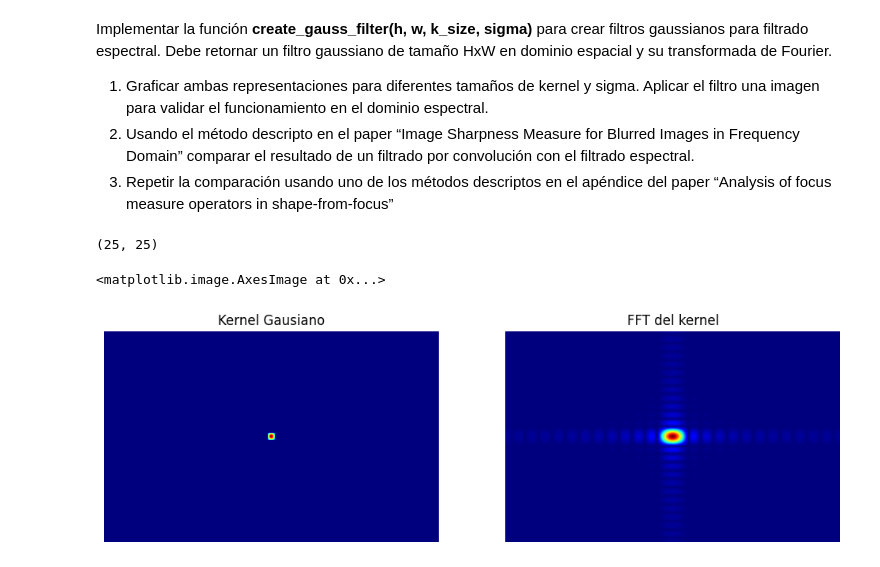
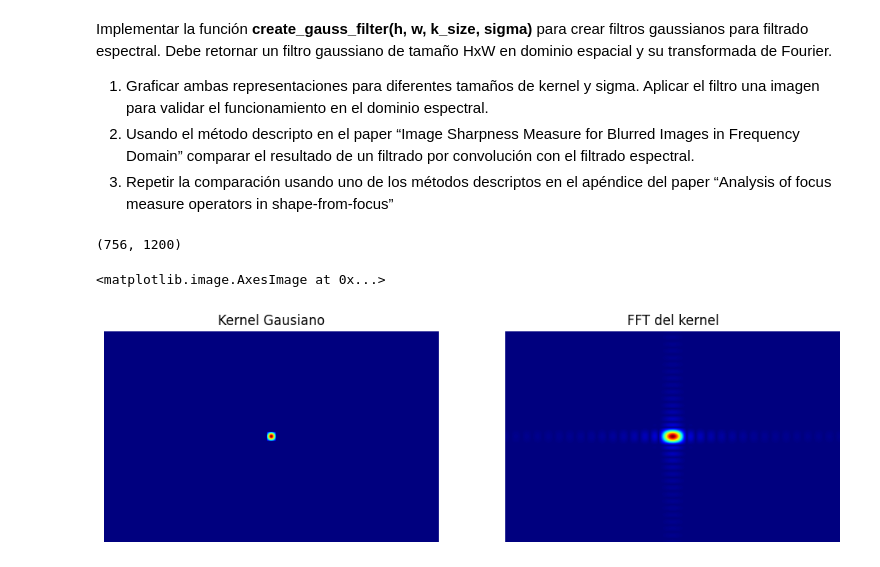
Before and after one commit to perezmillanr/cv_tp2, a Jupyter notebook: TP2.ipynb, the cells around one changed output. Saved outputs shown, nothing was run; the diff lists cells and outputs as text; code cells hidden in the pictures.

Commit message:
Añadir Funciones para medir metricas. Y fix del bug para imagenes pares

```diff
--- a/TP2.ipynb
+++ b/TP2.ipynb
@@ -2,16 +2,27 @@
 import numpy as np
 import cv2 as cv
 import matplotlib.pyplot as plt
+# %%
+#Hiper parametros
+k_size=31
+sigma=10
 # %%
 def create_gauss_filter(h, w, k_size, sigma):
     nucleo_g = cv.getGaussianKernel(ksize=k_size, sigma=sigma)
     n=nucleo_g*nucleo_g. T
-    print(n.shape)
     z=np.zeros((h,w))
     pad_w=w//2-k_size//2
     pad_h=h//2-k_size//2
     padding=((pad_h,pad_h),(pad_w,pad_w))
     z=np.pad(n,padding,'constant', constant_values=np.zeros_like(padding))
+
+
+    # Sacamos la ultima fila o columna si es par, para que queden del mismo tamaño
+    if (w % 2) == 0:
+        z=z[:,0:-1]
+    if (h % 2) == 0:
+        z=z[0:-1,:]
+
     return (z,np.fft.fft2(z))
 # %% [markdown]
 Implementar la función **create_gauss_filter(h, w, k_size, sigma)** para crear filtros gaussianos para
@@ -26,24 +37,23 @@ focus measure operators in shape-from-focus”
 # %%
 img = cv.imread('chewbacca.jpg', cv.IMREAD_GRAYSCALE)
 img.shape
-
-img=img[0:-1,0:-1]  #Saco la ultima fila y columna para que quede impar, queda revisarlo - TODO
+# %% [output]
+(756, 1200)
 # %%
-kernel, kernel_tf = create_gauss_filter(h=img.shape[0], w=img.shape[1], k_size=15, sigma=10)
+kernel, kernel_tf = create_gauss_filter(h=img.shape[0], w=img.shape[1], k_size=k_size, sigma=sigma)
 plt.figure(figsize=(12,12))
 plt.subplot(1,2,1)
 plt.axis('off')
 plt.title("Kernel Gausiano")
 plt.imshow(kernel, cmap='jet')
 plt.subplot(1,2,2)
 plt.axis('off')
 plt.title("FFT del kernel")
 tf_shifted = np.fft.fftshift(kernel_tf)
 plt.imshow(np.abs(tf_shifted), cmap='jet')
 # %% [output]
-(25, 25)
+<matplotlib.image.AxesImage at 0x...>
-<matplotlib.image.AxesImage at 0x...>
-[figure, old version]
+[figure, new version]
 # %%
 img_fft = np.fft.fft2(img)
 filtered = img_fft * kernel_tf
```
Also changed, not shown: parts of 10 cells of this notebook.
